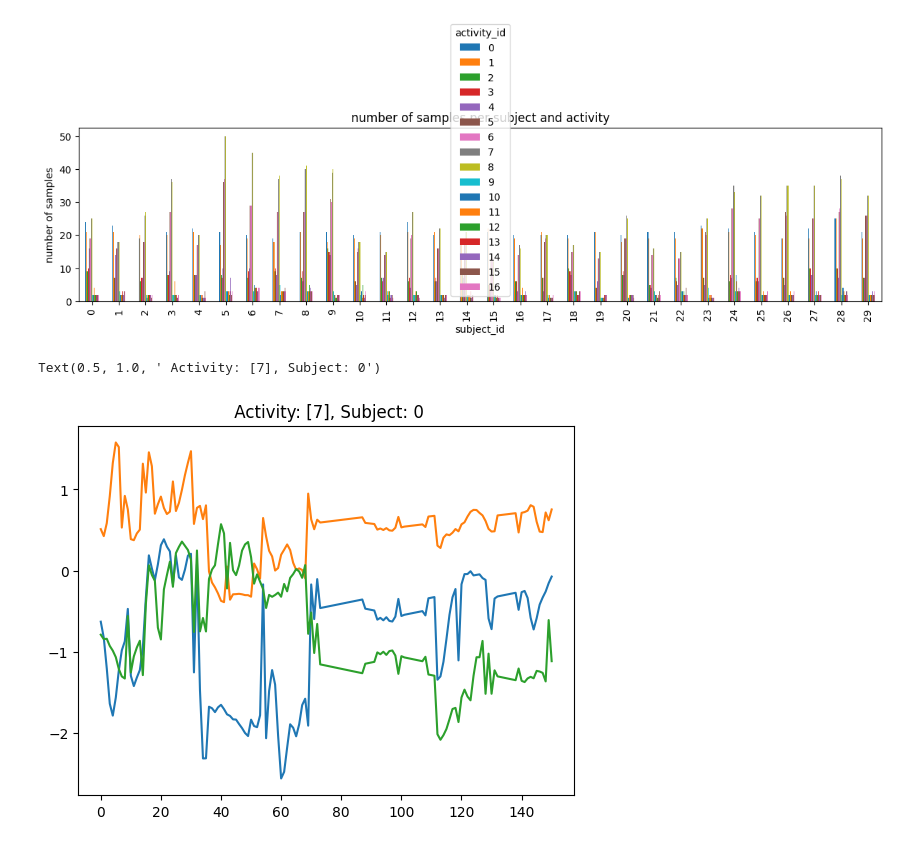
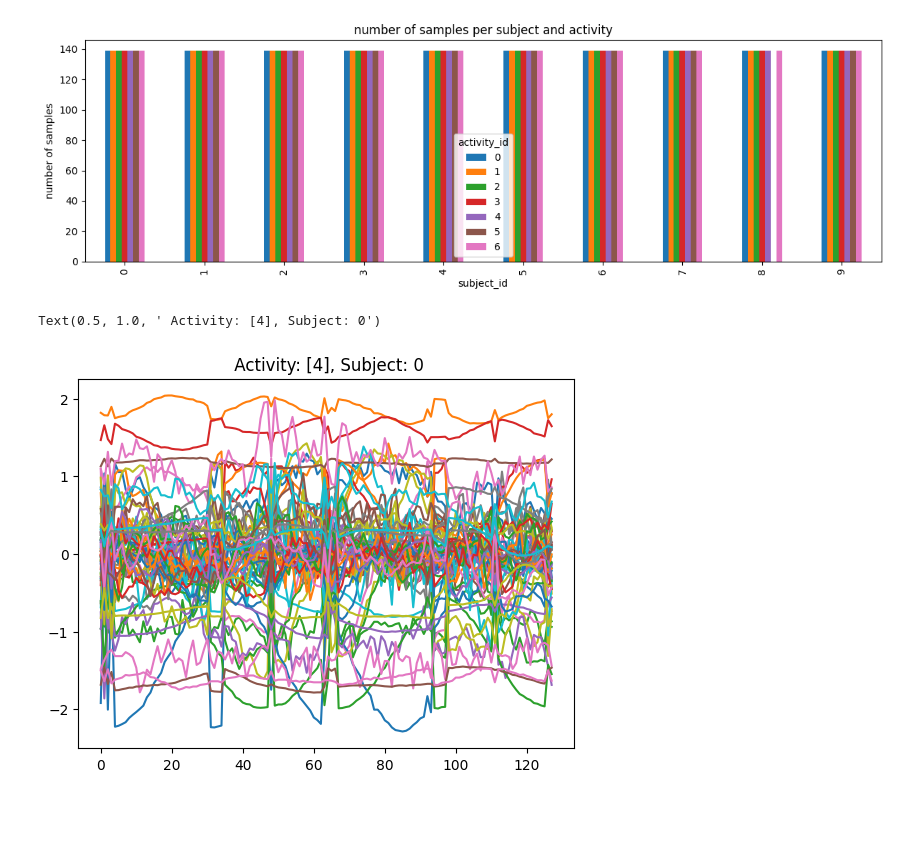
Before and after one commit to teco-kit/whar-datasets, a Jupyter notebook: notebooks/test.ipynb, the cells around one changed output. Cells and saved outputs as stored; diff of their text form; code cells hidden in the pictures; blank space fills up the shorter version.

```diff
--- a/notebooks/test.ipynb
+++ b/notebooks/test.ipynb
@@ -11,12 +11,12 @@ from whar_datasets import (
     LGSOSplitter,
 )
 # %%
-cfg = get_dataset_cfg(WHARDatasetID.UNIMIB)
+cfg = get_dataset_cfg(WHARDatasetID.SAD)
 
 cfg.parallelize = True
-cfg.in_memory = True
-#force_recompute = False
-force_recompute = [False, True, True]
+cfg.in_memory = False
+force_recompute = True
+#force_recompute = [False, True, True]
 # %%
 pre_pipeline = PreProcessingPipeline(cfg)
 activity_df, session_df, window_df = pre_pipeline.run(force_recompute)
@@ -94,19 +81,19 @@ loader = Loader(session_df, window_df, post_pipeline.samples_dir, samples)
 len(loader)
 loader.plot_indices_statistics(list(range(len(loader))))
 # %% [output]
-[figure, old version]
+[figure, new version]
 # %%
 subject_id = 0
-activity_id = 7
+activity_id = 4
 
 # index as ra
 ya, ys, (x,) = loader.sample_items(1, activity_id=activity_id, subject_id=subject_id)
 ya_single = ya[0]
 ys_single = ys[0]
 x_single = x[0]
 
 plt.plot(x_single)
 plt.title(f" Activity: {ya_single}, Subject: {ys_single}")
 # %% [output]
-Text(0.5, 1.0, ' Activity: [7], Subject: 0')
+Text(0.5, 1.0, ' Activity: [4], Subject: 0')
-[figure, old version]
+[figure, new version]
```
Also changed, not shown: parts of 3 cells of this notebook, 2 other files.
